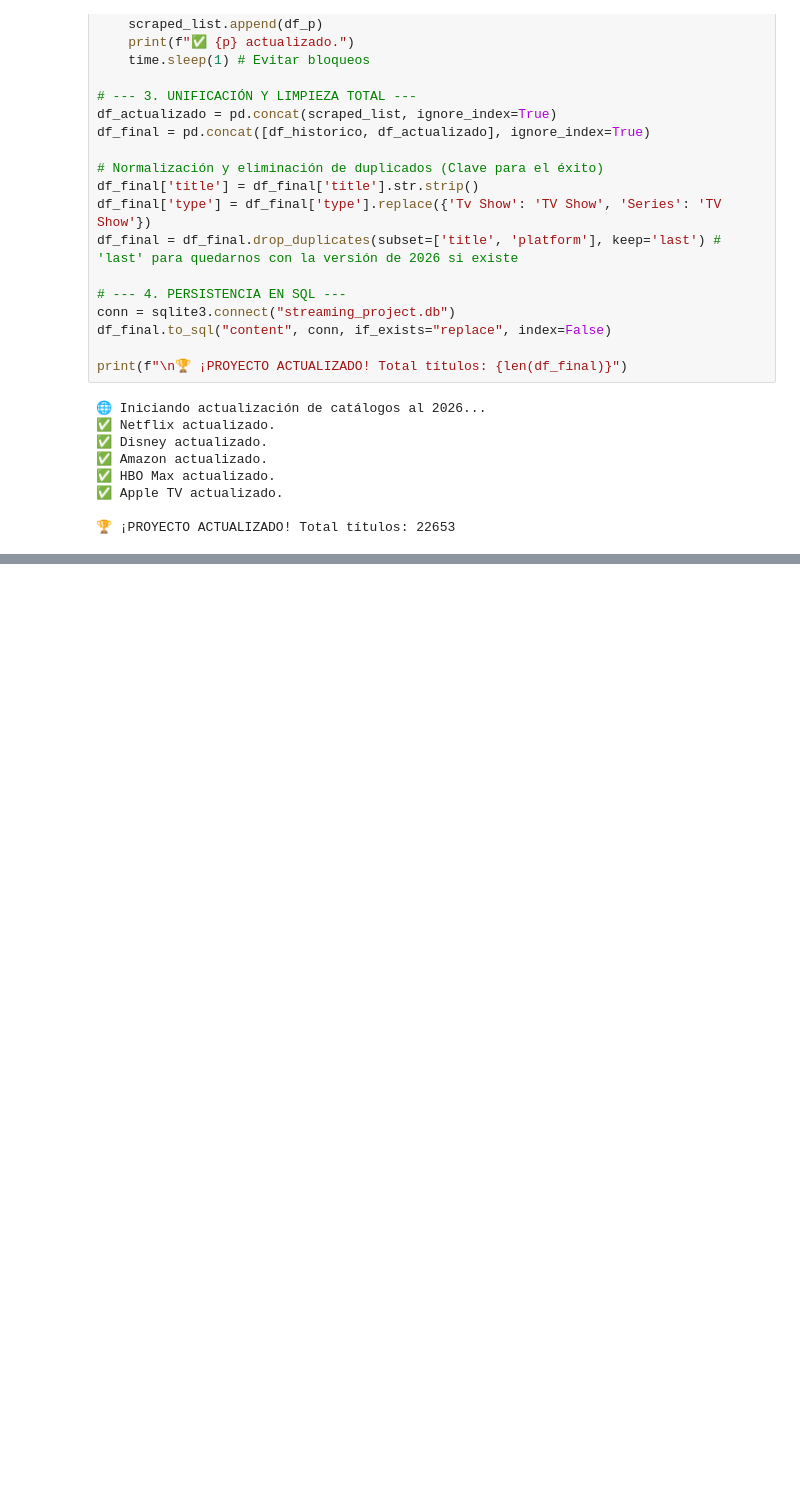
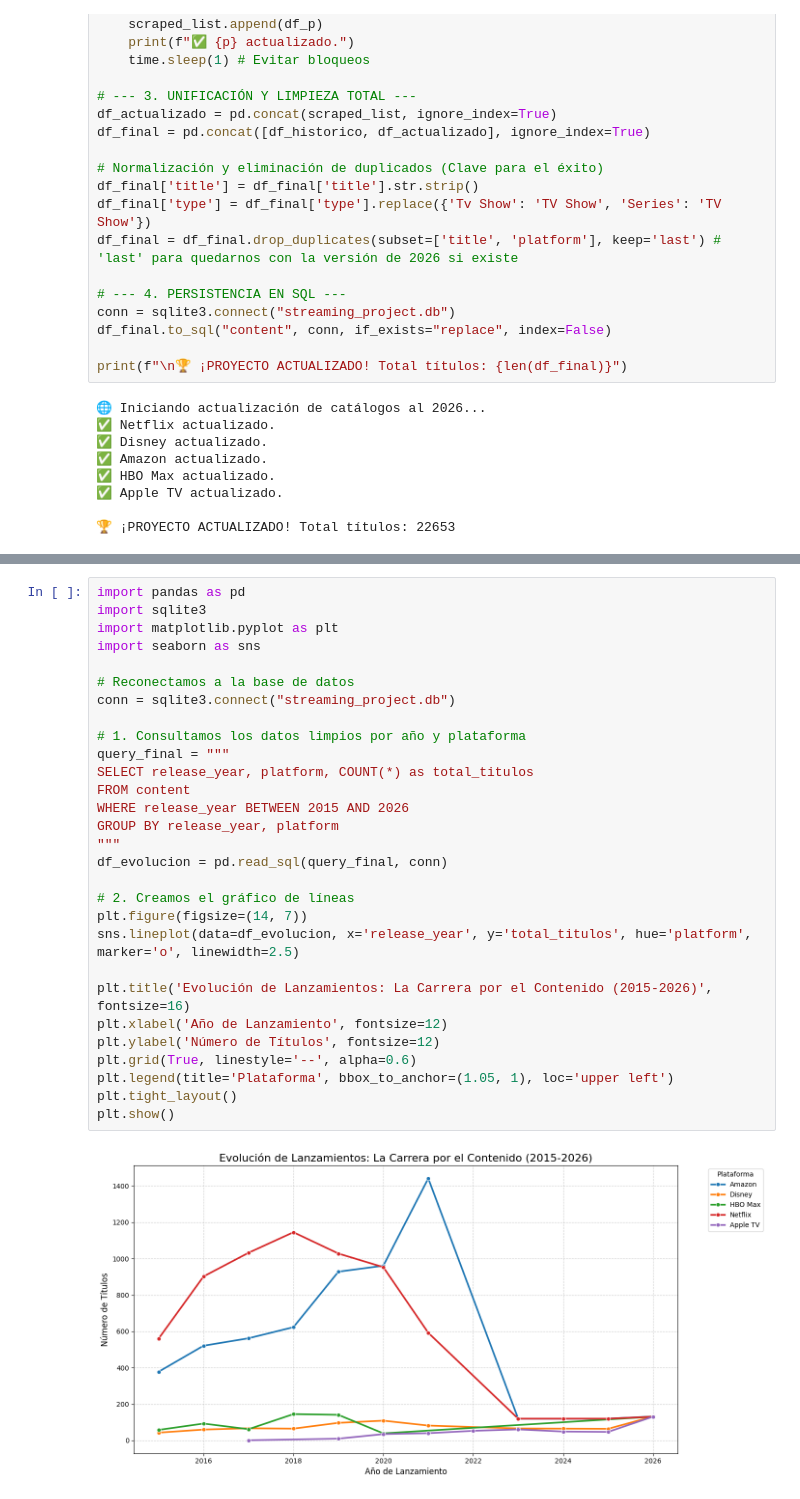
Before and after one commit to alberto96A/Streaming-Market-Intelligence, a Jupyter notebook: main.ipynb, the cells around one changed output, grey strips where cells are left out. Saved outputs shown, nothing was run; the diff lists cells and outputs as text; blank space fills up the shorter version.

```diff
--- a/main.ipynb
+++ b/main.ipynb
@@ -164,0 +305,31 @@ print(f"\n🏆 ¡PROYECTO ACTUALIZADO! Total títulos: {len(df_final)}")
+# %%
+import pandas as pd
+import sqlite3
+import matplotlib.pyplot as plt
+import seaborn as sns
+
+# Reconectamos a la base de datos
+conn = sqlite3.connect("streaming_project.db")
+
+# 1. Consultamos los datos limpios por año y plataforma
+query_final = """
+SELECT release_year, platform, COUNT(*) as total_titulos
+FROM content
+WHERE release_year BETWEEN 2015 AND 2026
+GROUP BY release_year, platform
+"""
+df_evolucion = pd.read_sql(query_final, conn)
+
+# 2. Creamos el gráfico de líneas
+plt.figure(figsize=(14, 7))
+sns.lineplot(data=df_evolucion, x='release_year', y='total_titulos', hue='platform', marker='o', linewidth=2.5)
+
+plt.title('Evolución de Lanzamientos: La Carrera por el Contenido (2015-2026)', fontsize=16)
+plt.xlabel('Año de Lanzamiento', fontsize=12)
+plt.ylabel('Número de Títulos', fontsize=12)
+plt.grid(True, linestyle='--', alpha=0.6)
+plt.legend(title='Plataforma', bbox_to_anchor=(1.05, 1), loc='upper left')
+plt.tight_layout()
+plt.show()
+# %% [output]
+[figure, added]
```
Also changed, not shown: parts of 11 cells of this notebook.
